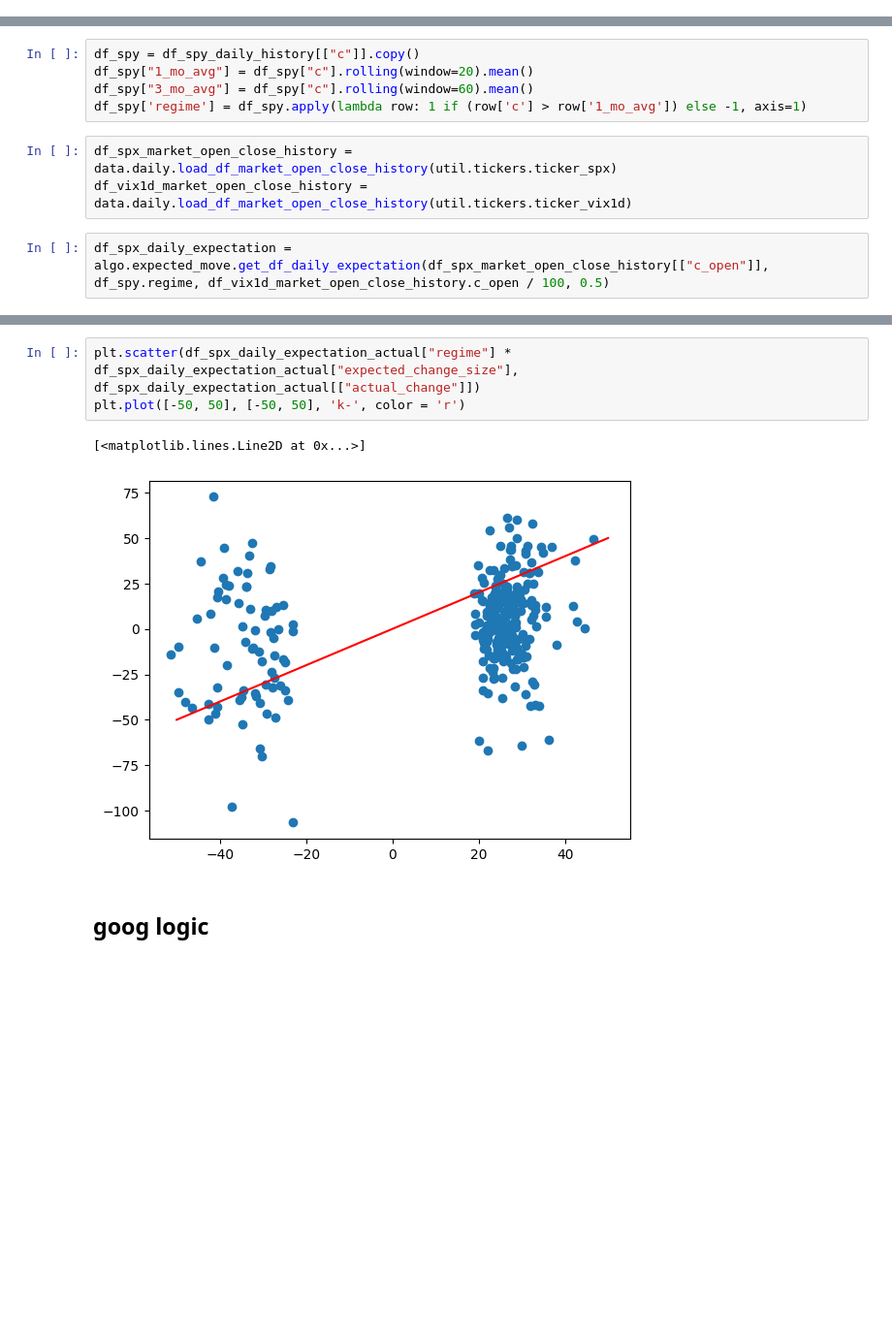
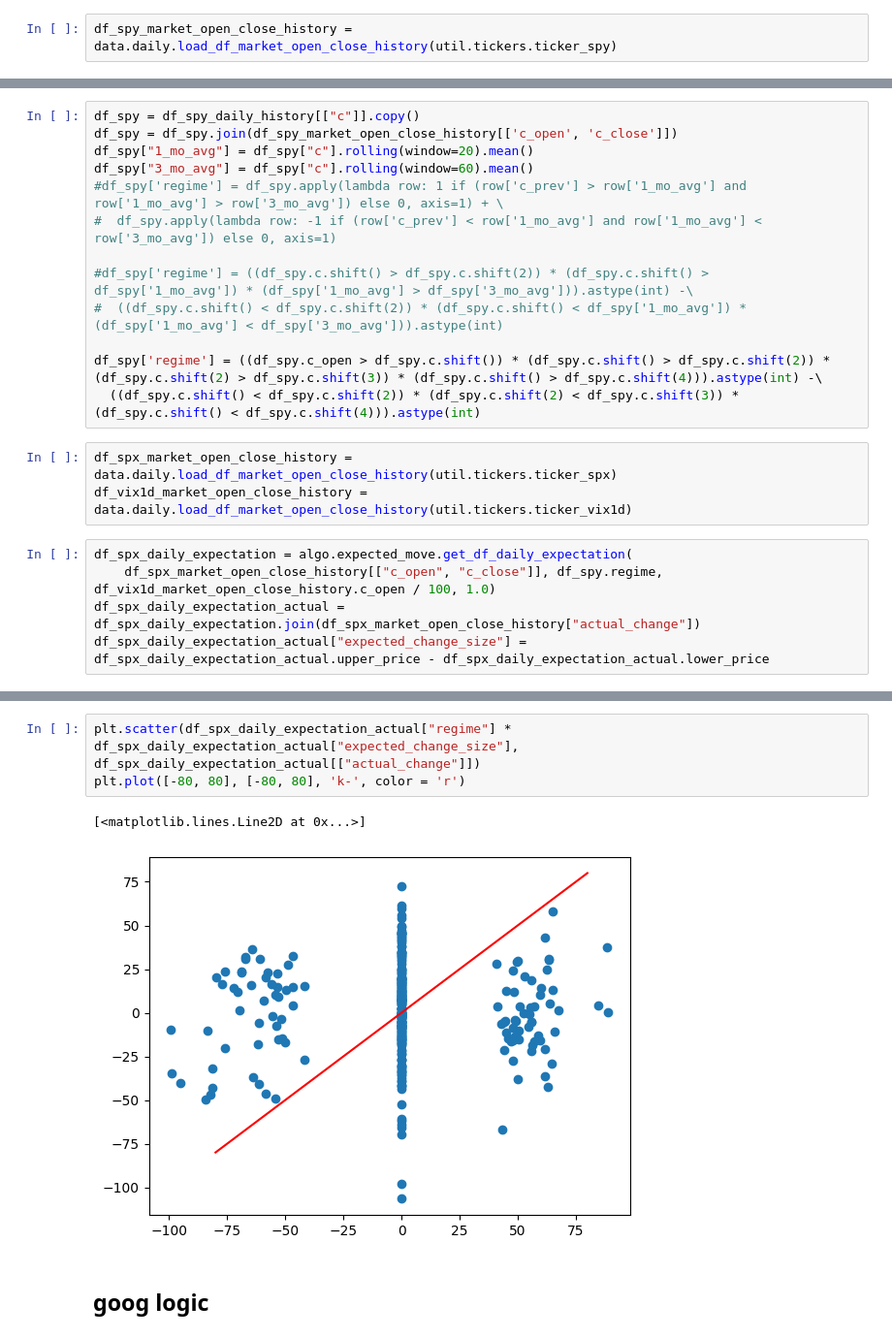
Before and after one commit to sculd/volatility_trading, a Jupyter notebook: sandbox_options.ipynb, the cells around one changed output, grey strips where cells are left out. Shown at 97% size. Cells and saved outputs as stored; diff of their text form; blank space fills up the shorter version.

```diff
--- a/sandbox_options.ipynb
+++ b/sandbox_options.ipynb
@@ -131,6 +124,8 @@ FileNotFoundError: [Errno 2] No such file or directory: 'market_data/df_goog_otm
 # %%
 df_goog_atm_vol_history = pd.read_pickle('market_data/df_GOOG_atm_vol_history.pkl')
 df_sbux_atm_vol_history = pd.read_pickle('market_data/df_SBUX_atm_vol_history.pkl')
+# %%
+df_spy_market_open_close_history = data.daily.load_df_market_open_close_history(util.tickers.ticker_spy)
 # %% [markdown]
 ## debug
 # %%
@@ -266,11 +261,22 @@ df_goog_market_open_close_put_spread_history[["pnl"]].cumsum().plot(figsize=(8,2
 ## logic
 # %%
 df_spy = df_spy_daily_history[["c"]].copy()
+df_spy = df_spy.join(df_spy_market_open_close_history[['c_open', 'c_close']])
 df_spy["1_mo_avg"] = df_spy["c"].rolling(window=20).mean()
 df_spy["3_mo_avg"] = df_spy["c"].rolling(window=60).mean()
-df_spy['regime'] = df_spy.apply(lambda row: 1 if (row['c'] > row['1_mo_avg']) else -1, axis=1)
+#df_spy['regime'] = df_spy.apply(lambda row: 1 if (row['c_prev'] > row['1_mo_avg'] and row['1_mo_avg'] > row['3_mo_avg']) else 0, axis=1) + \
+#  df_spy.apply(lambda row: -1 if (row['c_prev'] < row['1_mo_avg'] and row['1_mo_avg'] < row['3_mo_avg']) else 0, axis=1)
+
+#df_spy['regime'] = ((df_spy.c.shift() > df_spy.c.shift(2)) * (df_spy.c.shift() > df_spy['1_mo_avg']) * (df_spy['1_mo_avg'] > df_spy['3_mo_avg'])).astype(int) -\
+#  ((df_spy.c.shift() < df_spy.c.shift(2)) * (df_spy.c.shift() < df_spy['1_mo_avg']) * (df_spy['1_mo_avg'] < df_spy['3_mo_avg'])).astype(int)
+
+df_spy['regime'] = ((df_spy.c_open > df_spy.c.shift()) * (df_spy.c.shift() > df_spy.c.shift(2)) * (df_spy.c.shift(2) > df_spy.c.shift(3)) * (df_spy.c.shift() > df_spy.c.shift(4))).astype(int) -\
+  ((df_spy.c.shift() < df_spy.c.shift(2)) * (df_spy.c.shift(2) < df_spy.c.shift(3)) * (df_spy.c.shift() < df_spy.c.shift(4))).astype(int)
 # %%
 df_spx_market_open_close_history = data.daily.load_df_market_open_close_history(util.tickers.ticker_spx)
 df_vix1d_market_open_close_history = data.daily.load_df_market_open_close_history(util.tickers.ticker_vix1d)
 # %%
-df_spx_daily_expectation = algo.expected_move.get_df_daily_expectation(df_spx_market_open_close_history[["c_open"]], df_spy.regime, df_vix1d_market_open_close_history.c_open / 100, 0.5)
+df_spx_daily_expectation = algo.expected_move.get_df_daily_expectation(
+    df_spx_market_open_close_history[["c_open", "c_close"]], df_spy.regime, df_vix1d_market_open_close_history.c_open / 100, 1.0)
+df_spx_daily_expectation_actual = df_spx_daily_expectation.join(df_spx_market_open_close_history["actual_change"])
+df_spx_daily_expectation_actual["expected_change_size"] = df_spx_daily_expectation_actual.upper_price - df_spx_daily_expectation_actual.lower_price
@@ -304,9 +307,9 @@ plt.plot([0, 50], [0, 50], 'k-', color = 'r')
 # %%
 plt.scatter(df_spx_daily_expectation_actual["regime"] * df_spx_daily_expectation_actual["expected_change_size"], df_spx_daily_expectation_actual[["actual_change"]])
-plt.plot([-50, 50], [-50, 50], 'k-', color = 'r')
+plt.plot([-80, 80], [-80, 80], 'k-', color = 'r')
 # %% [output]
 [<matplotlib.lines.Line2D at 0x...>]
-[figure, old version]
+[figure, new version]
 # %% [markdown]
 ## goog logic
 # %%
```
Also changed, not shown: parts of 30 cells of this notebook, 9 other files.
